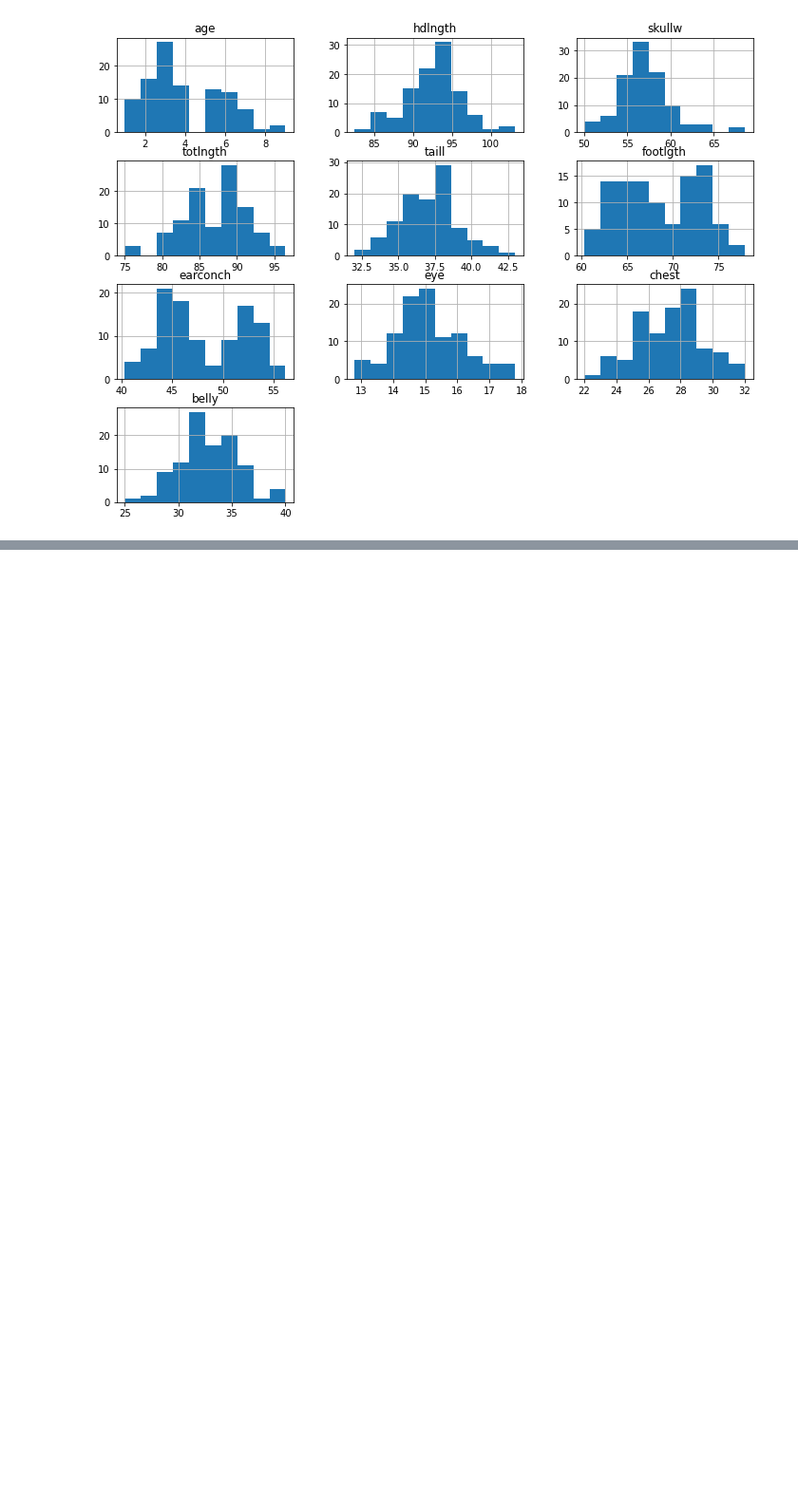
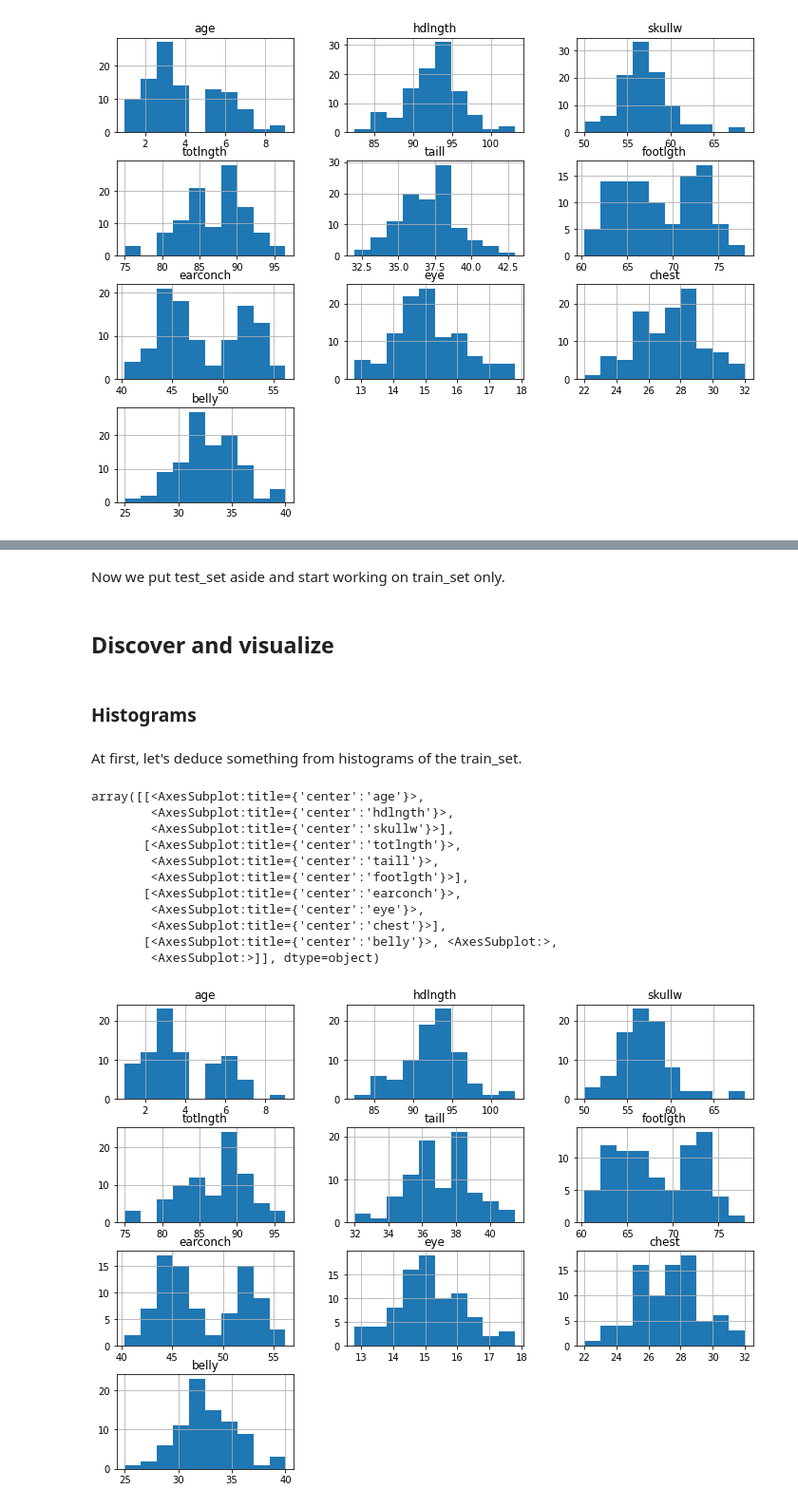
Before and after one commit to ArkadiuszSlowik/Possum-regression, a Jupyter notebook: Possum Regression.ipynb, the cells around one changed output, grey strips where cells are left out. Shown at 95% size. Drawn from its saved outputs; the diff is of its cells as text; code cells hidden in the pictures; blank space fills up the shorter version.

```diff
--- a/Possum Regression.ipynb
+++ b/Possum Regression.ipynb
@@ -133,0 +167,25 @@ array([[<AxesSubplot:title={'center':'age'}>,
+# %%
+train_set, test_set = train_test_split(df, test_size=0.2, random_state=42)
+# %% [markdown]
+Now we put test_set aside and start working on train_set only.
+# %% [markdown]
+<h2> Discover and visualize </h2>
+# %% [markdown]
+<h3> Histograms </h3>
+# %% [markdown]
+At first, let's deduce something from histograms of the train_set.
+# %%
+train_set.hist(figsize=(12,9))
+# %% [output]
+array([[<AxesSubplot:title={'center':'age'}>,
+        <AxesSubplot:title={'center':'hdlngth'}>,
+        <AxesSubplot:title={'center':'skullw'}>],
+       [<AxesSubplot:title={'center':'totlngth'}>,
+        <AxesSubplot:title={'center':'taill'}>,
+        <AxesSubplot:title={'center':'footlgth'}>],
+       [<AxesSubplot:title={'center':'earconch'}>,
+        <AxesSubplot:title={'center':'eye'}>,
+        <AxesSubplot:title={'center':'chest'}>],
+       [<AxesSubplot:title={'center':'belly'}>, <AxesSubplot:>,
+        <AxesSubplot:>]], dtype=object)
+[figure, added]
```
Also changed, not shown: parts of 13 cells of this notebook.
